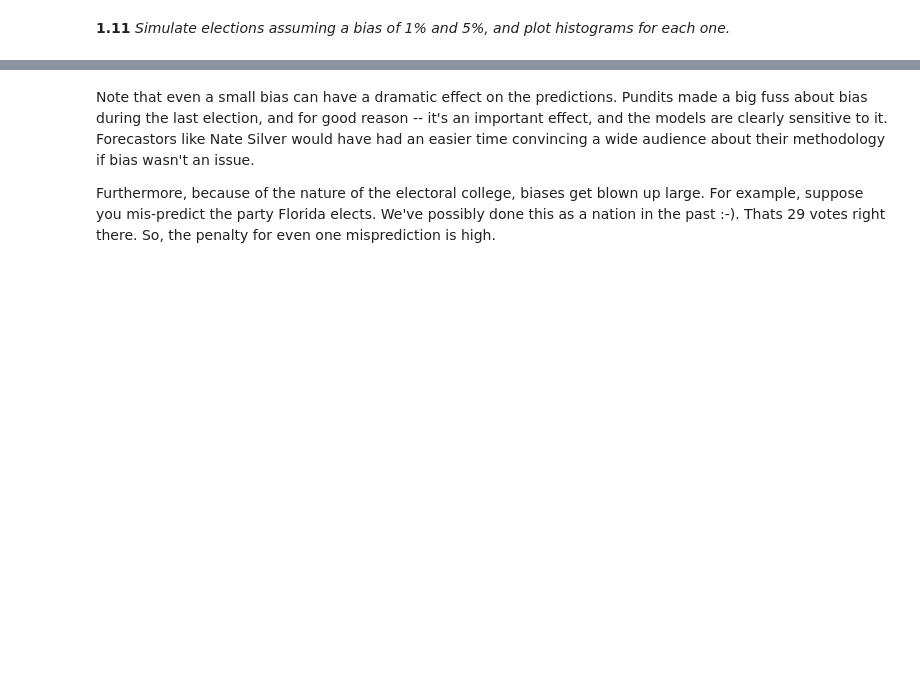
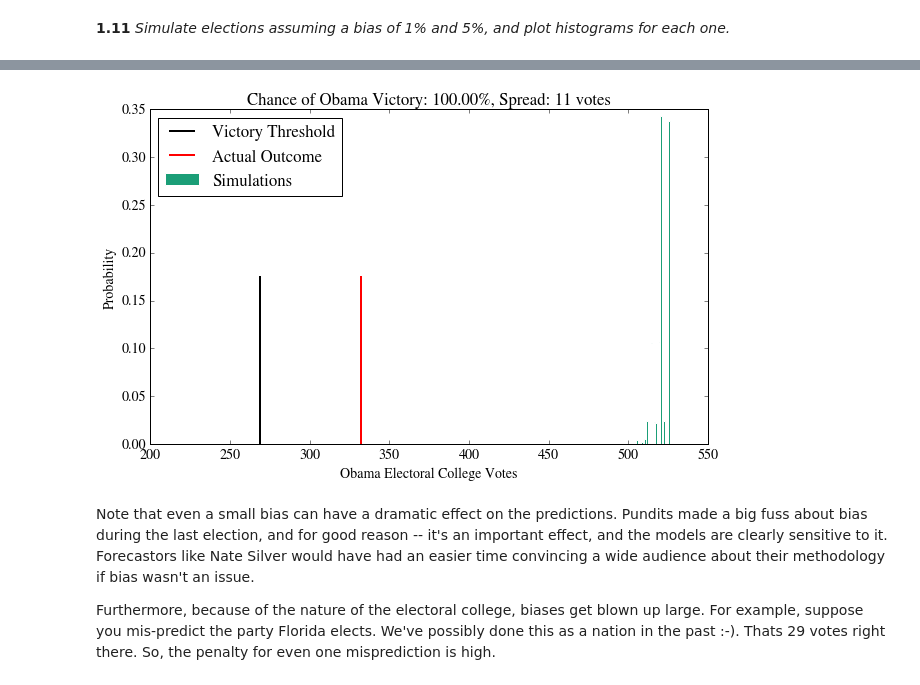
Before and after one commit to hiroshi-ishiiadajar/content, a Jupyter notebook: HW2.ipynb, the cells around one changed output, grey strips where cells are left out. Saved outputs shown, nothing was run; the diff lists cells and outputs as text; code cells hidden in the pictures; blank space fills up the shorter version.

```diff
--- a/HW2.ipynb
+++ b/HW2.ipynb
@@ -660,3 +651,10 @@ Examples
+# %%
+model_5 = biased_gallup_poll(gallup_2012, 5.)
+model_5 = model_5.join(electoral_votes)
+prediction_5 = simulate_election(model_5, 10000)
+plot_simulation(prediction_5)
+# %% [output]
+[figure, added]
 # %% [markdown]
 Note that even a small bias can have a dramatic effect on the predictions. Pundits made a big fuss about bias during the last election, and for good reason -- it's an important effect, and the models are clearly sensitive to it. Forecastors like Nate Silver would have had an easier time convincing a wide audience about their methodology if bias wasn't an issue.
 
```
Also changed, not shown: parts of 10 cells of this notebook.
